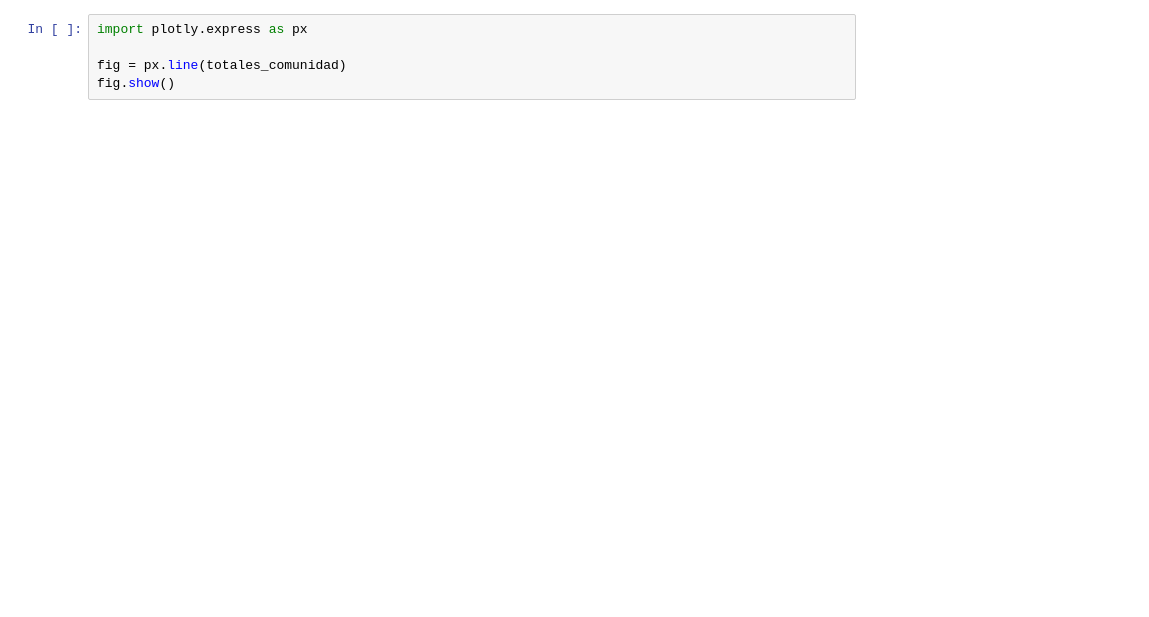
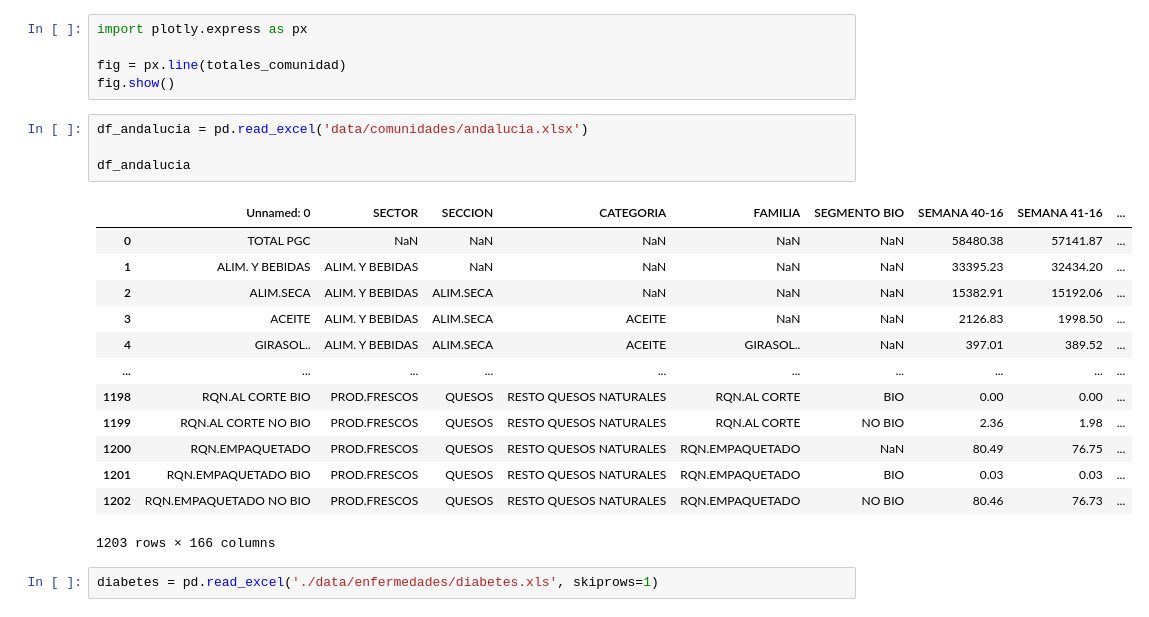
Before and after one commit to jftamaral/DSC-TFM-ImpactoAlimentacionSaludPersonas, a Jupyter notebook: pruebas.ipynb, the cells around one changed output. Cells and saved outputs as stored; diff of their text form; blank space fills up the shorter version.

```diff
--- a/pruebas.ipynb
+++ b/pruebas.ipynb
@@ -122,3 +105,23 @@ import plotly.express as px
 
 fig = px.line(totales_comunidad)
 fig.show()
+# %%
+df_andalucia = pd.read_excel('data/comunidades/andalucia.xlsx')
+
+df_andalucia
+# %% [output]
+|  | Unnamed: 0 | SECTOR | SECCION | CATEGORIA | FAMILIA | SEGMENTO BIO | SEMANA 40-16 | SEMANA 41-16 | ... |
+| 0 | TOTAL PGC | NaN | NaN | NaN | NaN | NaN | 58480.38 | 57141.87 | ... |
+| 1 | ALIM. Y BEBIDAS | ALIM. Y BEBIDAS | NaN | NaN | NaN | NaN | 33395.23 | 32434.20 | ... |
+| 2 | ALIM.SECA | ALIM. Y BEBIDAS | ALIM.SECA | NaN | NaN | NaN | 15382.91 | 15192.06 | ... |
+| 3 | ACEITE | ALIM. Y BEBIDAS | ALIM.SECA | ACEITE | NaN | NaN | 2126.83 | 1998.50 | ... |
+| 4 | GIRASOL.. | ALIM. Y BEBIDAS | ALIM.SECA | ACEITE | GIRASOL.. | NaN | 397.01 | 389.52 | ... |
+| ... | ... | ... | ... | ... | ... | ... | ... | ... | ... |
+| 1198 | RQN.AL CORTE BIO | PROD.FRESCOS | QUESOS | RESTO QUESOS NATURALES | RQN.AL CORTE | BIO | 0.00 | 0.00 | ... |
+| 1199 | RQN.AL CORTE NO BIO | PROD.FRESCOS | QUESOS | RESTO QUESOS NATURALES | RQN.AL CORTE | NO BIO | 2.36 | 1.98 | ... |
+| 1200 | RQN.EMPAQUETADO | PROD.FRESCOS | QUESOS | RESTO QUESOS NATURALES | RQN.EMPAQUETADO | NaN | 80.49 | 76.75 | ... |
+| 1201 | RQN.EMPAQUETADO BIO | PROD.FRESCOS | QUESOS | RESTO QUESOS NATURALES | RQN.EMPAQUETADO | BIO | 0.03 | 0.03 | ... |
+| 1202 | RQN.EMPAQUETADO NO BIO | PROD.FRESCOS | QUESOS | RESTO QUESOS NATURALES | RQN.EMPAQUETADO | NO BIO | 80.46 | 76.73 | ... |
+1203 rows × 166 columns
+# %%
+diabetes = pd.read_excel('./data/enfermedades/diabetes.xls', skiprows=1)
```
Also changed, not shown: parts of 6 cells of this notebook, 1 other file.
